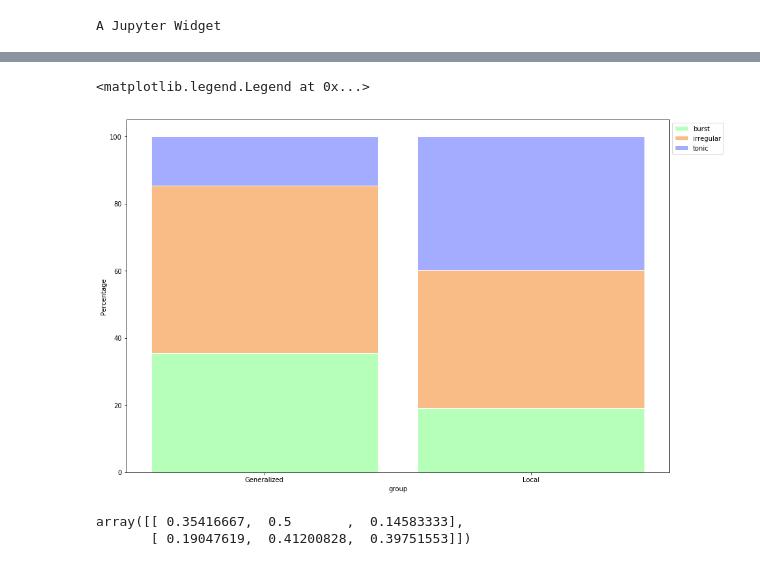
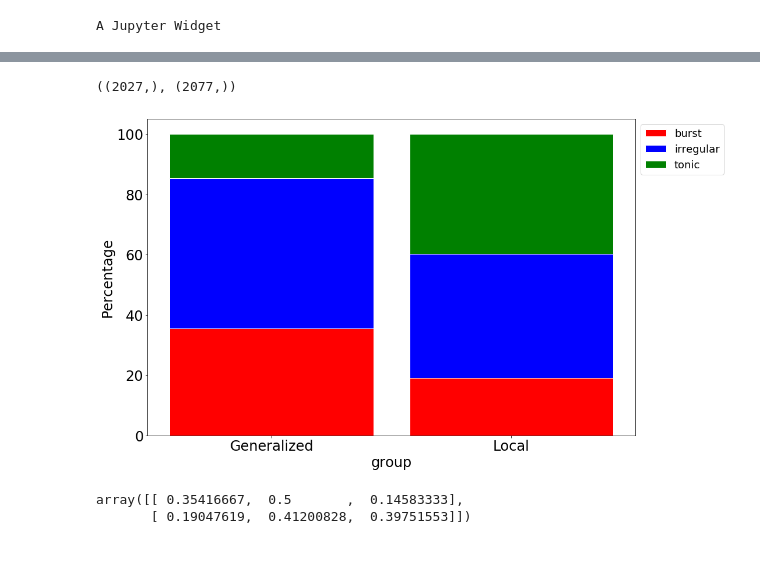
Before and after one commit to Vlad0922/neurophysiology, a Jupyter notebook: burst_clusters_heirarchy.ipynb, the cells around one changed output, grey strips where cells are left out. Saved outputs shown, nothing was run; the diff lists cells and outputs as text; code cells hidden in the pictures.

```diff
--- a/burst_clusters_heirarchy.ipynb
+++ b/burst_clusters_heirarchy.ipynb
@@ -490,0 +515,4 @@ most_similar = np.argmin(dists, axis=0)
+# %%
+for l in np.unique(cut):
+    idx = np.argsort(dists[:, l-1])[:10]
+    print(l, idx, st_lens[idx])
@@ -506,6 +558,6 @@ plt.legend()
 # %%
 fig, axes = plt.subplots(3, 2, figsize=(30, 18))
-for i, (idx, name) in enumerate(zip(most_similar, ['burst', 'tonic', 'irregular'])):
+for i, (idx, name) in enumerate(zip(most_similar, ['burst', 'irregular', 'tonic'])):
 #     plt.figure()
     curr_sdh = sdh_vals[idx]
 
@@ -519,4 +571,12 @@ for i, (idx, name) in enumerate(zip(most_similar, ['burst', 'tonic', 'irregular'
     ax1.set_title('{} spike train'.format(name))
     ax2.set_title('{} SDH'.format(name))
     ax2.set_xticks(np.arange(curr_sdh.shape[0]))
+
+    ax2.yaxis.set_major_formatter(FormatStrFormatter('%.2f'))
+
+
+for ax in axes.flatten():
+    for item in ([ax.title, ax.xaxis.label, ax.yaxis.label] +
+             ax.get_xticklabels() + ax.get_yticklabels()):
+        item.set_fontsize(24)
 # %% [output]
@@ -591,11 +675,11 @@ def negLogLikelihood(params, data):
 # %%
 fig, axes = plt.subplots(ncols=3, figsize=(30,10))
 
-for name, (k, val) in zip(['burst', 'tonic', 'irregular'], just_lens.items()):
+for name, (k, val) in zip(['burst', 'irregular', 'tonic'], just_lens.items()):
     x = np.arange(mean_dct[k].shape[0])
     y = mean_dct[k]
 
-    if k == 2:
+    if k == 3:
         x_vals = np.linspace(0, max(val), endpoint=True, num=1000)
         u, v = sp.stats.norm.fit(val)
         pdf_vals = sp.stats.norm.pdf(x_vals, loc=u, scale=v)
@@ -614,4 +698,9 @@ for name, (k, val) in zip(['burst', 'tonic', 'irregular'], just_lens.items()):
     axes[k-1].set_xticks(x)
 
     axes[k-1].set_title(name)
+
+for ax in axes.flatten():
+    for item in ([ax.title, ax.xaxis.label, ax.yaxis.label] +
+             ax.get_xticklabels() + ax.get_yticklabels()):
+        item.set_fontsize(24)
 # %% [output]
@@ -718,7 +807,11 @@ df.boxplot()
 
 #     plt.title(name)
 # %%
-name_map = {1: 'burst', 2: 'tonic', 3:'irregular'}
+name_map = {1: 'burst', irregular: 'tonic', 3:'irregular'}
+# %%
+labels.shape, awake_type.shape
+# %% [output]
+((2027,), (2077,))
 # %%
 df = pd.DataFrame({'pattern':[name_map[l] for l in labels] , 'anesthesia':awake_type})
 df = df.join(pd.get_dummies(df['pattern'])).drop(['pattern'], axis=1)
@@ -733,26 +826,31 @@ blueBars = [i / j * 100. for i,j in zip(grouped['tonic'], totals)]
 # %%
 plt.figure(figsize=(15,10))
 
 barWidth = 0.85
 r = [0, 1]
 names = ('Generalized', 'Local')
 # Create green Bars
-plt.bar(r, greenBars, color='#b5ffb9', edgecolor='white', width=barWidth, label='burst')
+plt.bar(r, greenBars, color='red', edgecolor='white', width=barWidth, label='burst')
 # Create orange Bars
-plt.bar(r, orangeBars, bottom=greenBars, color='#f9bc86', edgecolor='white', width=barWidth, label='irregular')
+plt.bar(r, orangeBars, bottom=greenBars, color='blue', edgecolor='white', width=barWidth, label='irregular')
 # Create blue Bars
-plt.bar(r, blueBars, bottom=[i+j for i,j in zip(greenBars, orangeBars)], color='#a3acff', edgecolor='white', width=barWidth, label='tonic')
+plt.bar(r, blueBars, bottom=[i+j for i,j in zip(greenBars, orangeBars)], color='green', edgecolor='white', width=barWidth, label='tonic')
 
 
 # Custom x axis
 plt.xticks(r, names)
 plt.xlabel("group")
 plt.ylabel('Percentage')
 
-plt.legend(loc='upper left', bbox_to_anchor=(1,1), ncol=1)
+plt.legend(loc='upper left', bbox_to_anchor=(1,1), ncol=1, prop={'size':18})
+
+ax = plt.gca()
+
+for item in ([ax.title, ax.xaxis.label, ax.yaxis.label] +
+             ax.get_xticklabels() + ax.get_yticklabels()):
+    item.set_fontsize(24)
 # %% [output]
-<matplotlib.legend.Legend at 0x...>
-[figure, old version]
+[figure, new version]
 # %%
 (grouped.values.T / np.sum(grouped.values, axis=1)).T
 # %% [output]
```
Also changed, not shown: parts of 61 cells of this notebook.
